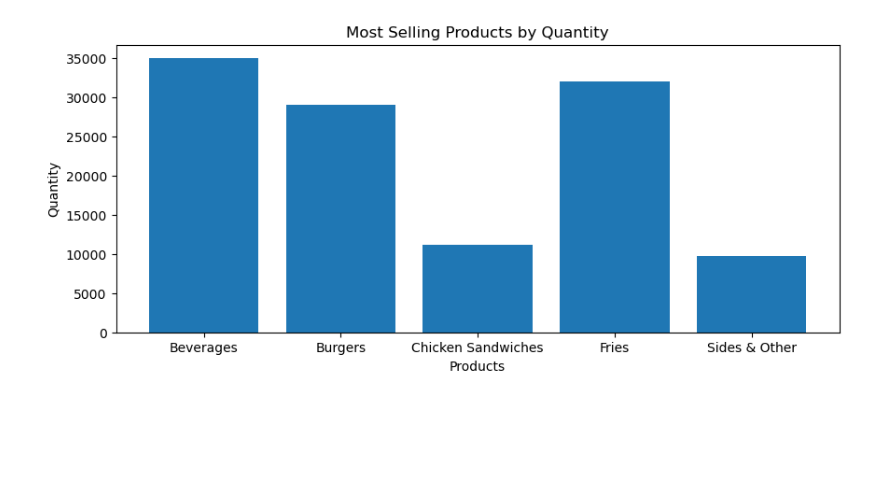
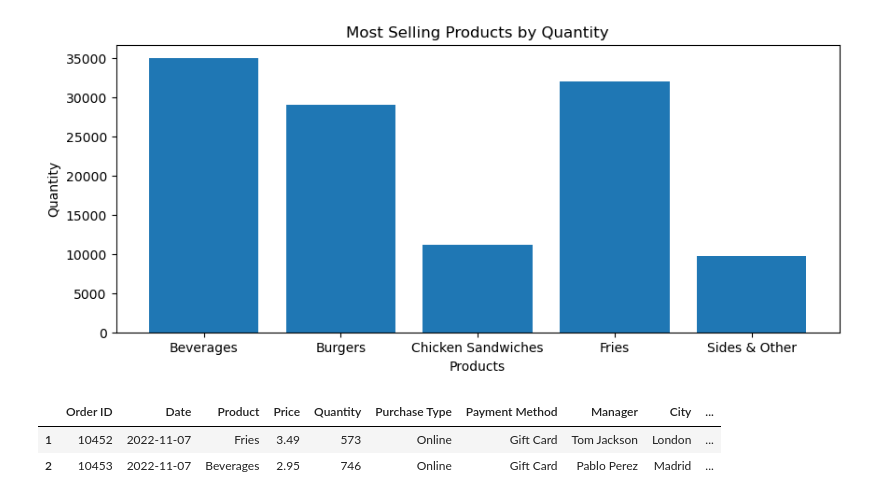
Before and after one commit to abdullahkhan-10/Python-Complete-Course, a Jupyter notebook: Python Projects/Intermediate Projects/1_sales_data.ipynb, the cells around one changed output. Saved outputs shown, nothing was run; the diff lists cells and outputs as text; code cells hidden in the pictures; blank space fills up the shorter version.

```diff
--- a/Python Projects/Intermediate Projects/1_sales_data.ipynb
+++ b/Python Projects/Intermediate Projects/1_sales_data.ipynb
@@ -478,3 +478,14 @@ plt.ylabel("Quantity")
 # %% [output]
 Text(0, 0.5, 'Quantity')
 [figure]
+# %%
+# For Revenue
+# Fisrt we have to create the "Revenue" column.
+
+sales_data["Revenue"] = sales_data["Price"] * sales_data["Quantity"]
+
+sales_data.head(2)
+# %% [output]
+|  | Order ID | Date | Product | Price | Quantity | Purchase Type | Payment Method | Manager | City | ... |
+| 1 | 10452 | 2022-11-07 | Fries | 3.49 | 573 | Online | Gift Card | Tom Jackson | London | ... |
+| 2 | 10453 | 2022-11-07 | Beverages | 2.95 | 746 | Online | Gift Card | Pablo Perez | Madrid | ... |
```
Also changed, not shown: parts of 5 cells of this notebook.
